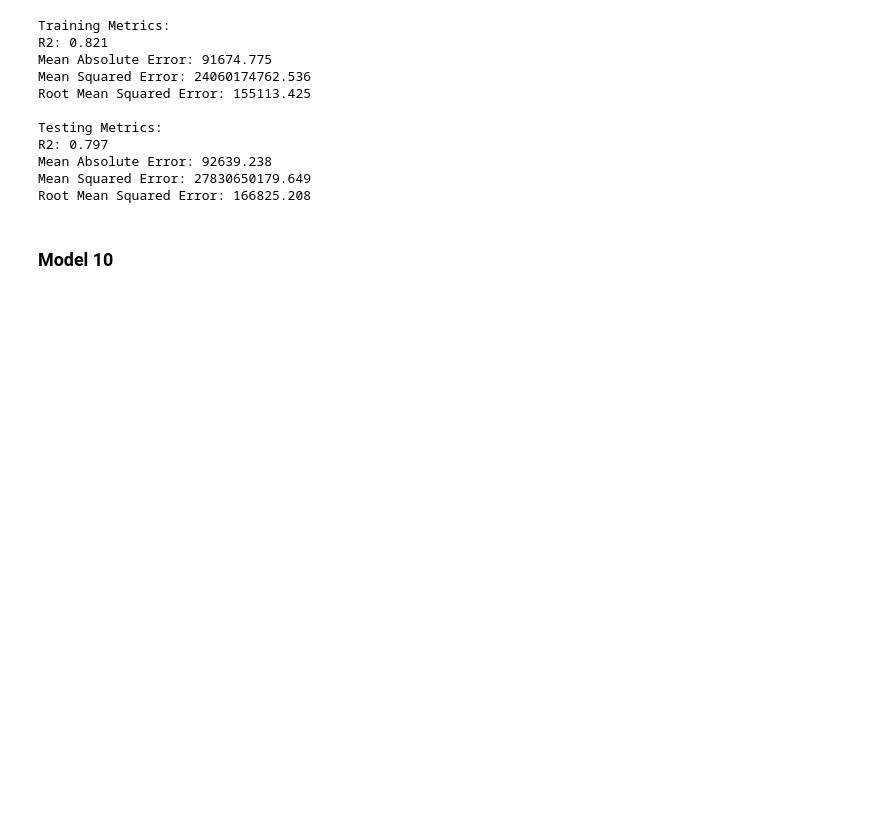
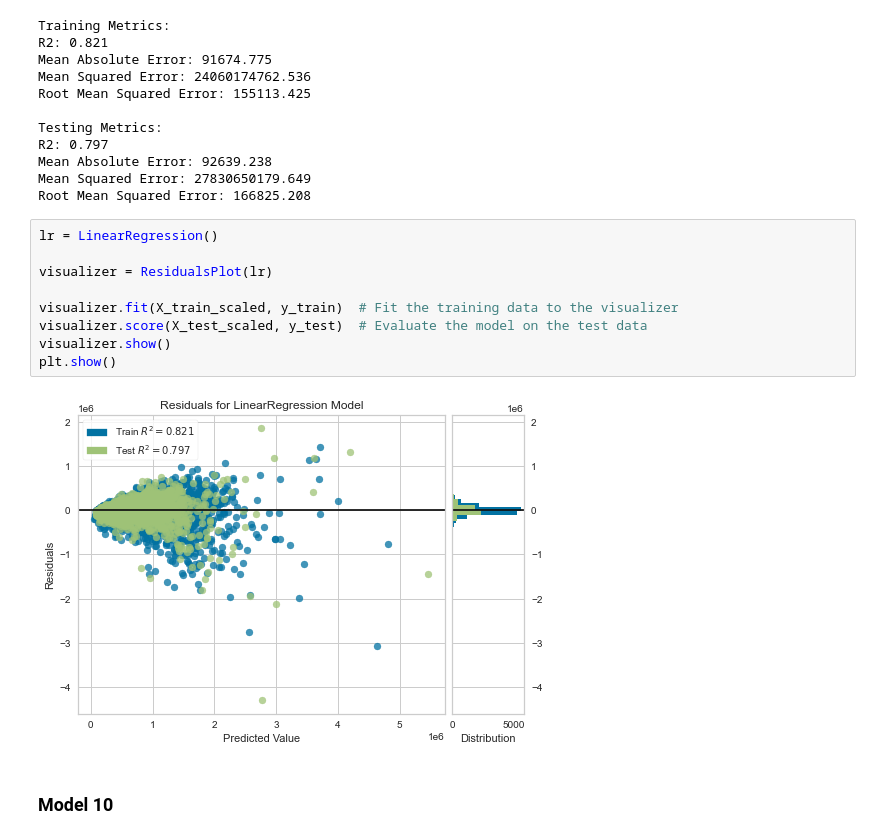
Before and after one commit to alvaromendizabal/dsc-phase-2-project-v2-3, a Jupyter notebook: alvaro.ipynb, the cells around one changed output. Drawn from its saved outputs; the diff is of its cells as text; blank space fills up the shorter version.

```diff
--- a/alvaro.ipynb
+++ b/alvaro.ipynb
@@ -717,6 +725,17 @@ R2: 0.797
 Mean Absolute Error: 92639.238
 Mean Squared Error: 27830650179.649
 Root Mean Squared Error: 166825.208
+# %%
+lr = LinearRegression()
+
+visualizer = ResidualsPlot(lr)
+
+visualizer.fit(X_train_scaled, y_train)  # Fit the training data to the visualizer
+visualizer.score(X_test_scaled, y_test)  # Evaluate the model on the test data
+visualizer.show()
+plt.show()
+# %% [output]
+[figure, added]
 # %% [markdown]
 ### Model 10
 # %%
```
Also changed, not shown: parts of 18 cells of this notebook, 3 other files.
